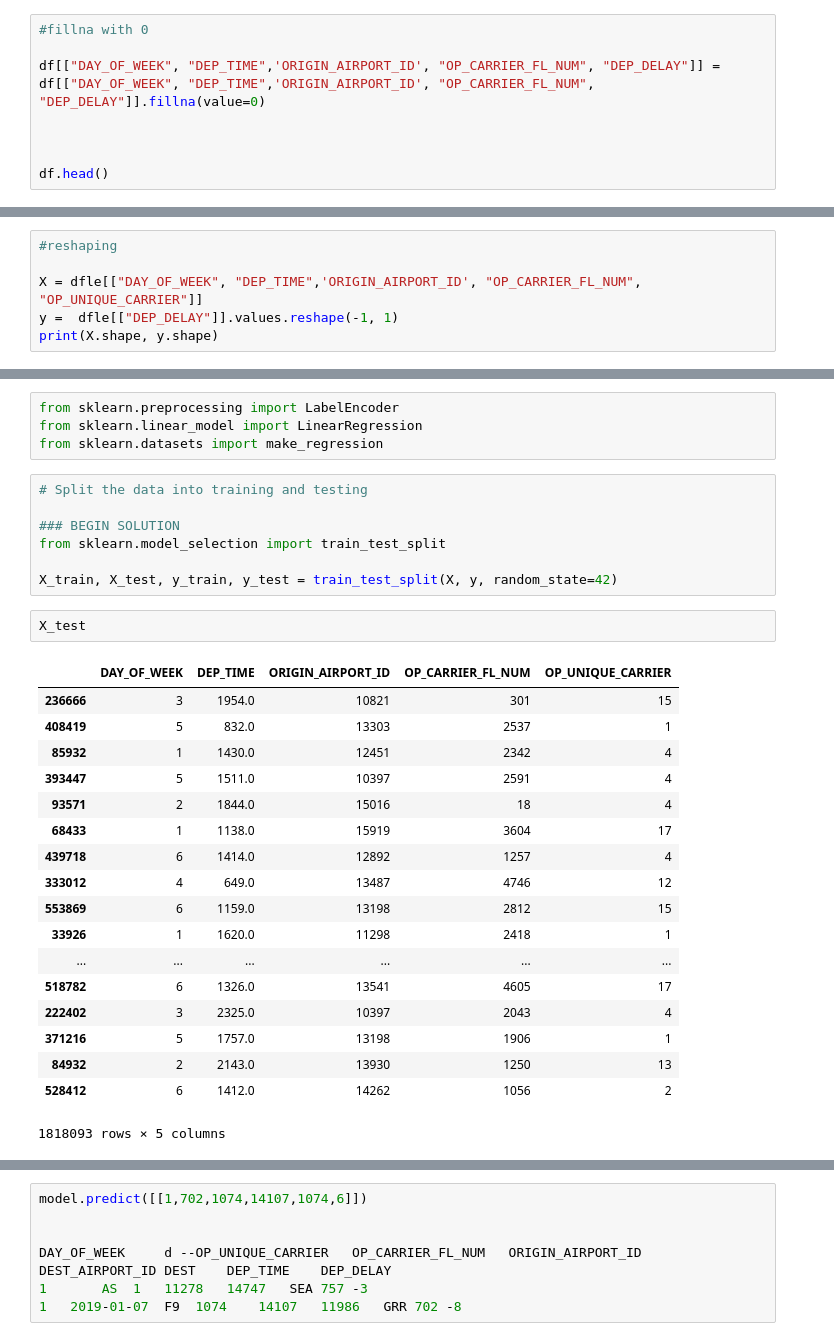
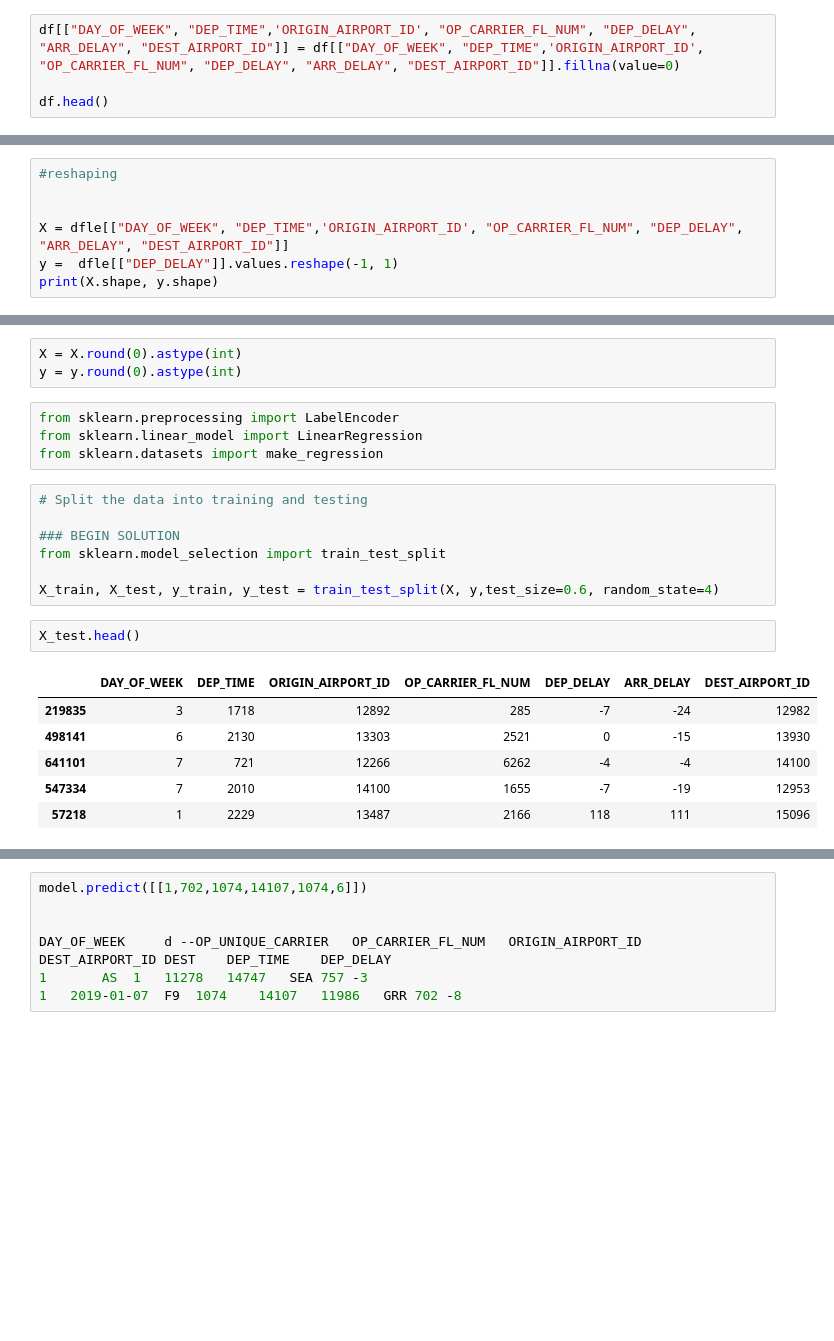
Before and after one commit to nithabalakrishnan/flight-delay-prediction, a Jupyter notebook: flight predictions model.ipynb, the cells around one changed output, grey strips where cells are left out. Cells and saved outputs as stored; diff of their text form; blank space fills up the shorter version.

```diff
--- a/flight predictions model.ipynb
+++ b/flight predictions model.ipynb
@@ -115,9 +92,5 @@ df.head()
 # %%
-#fillna with 0
-
-df[["DAY_OF_WEEK", "DEP_TIME",'ORIGIN_AIRPORT_ID', "OP_CARRIER_FL_NUM", "DEP_DELAY"]] =  df[["DAY_OF_WEEK", "DEP_TIME",'ORIGIN_AIRPORT_ID', "OP_CARRIER_FL_NUM", "DEP_DELAY"]].fillna(value=0)
-
-
+df[["DAY_OF_WEEK", "DEP_TIME",'ORIGIN_AIRPORT_ID', "OP_CARRIER_FL_NUM", "DEP_DELAY", "ARR_DELAY", "DEST_AIRPORT_ID"]] = df[["DAY_OF_WEEK", "DEP_TIME",'ORIGIN_AIRPORT_ID', "OP_CARRIER_FL_NUM", "DEP_DELAY", "ARR_DELAY", "DEST_AIRPORT_ID"]].fillna(value=0)
 
 df.head()
 # %% [output]
@@ -163,7 +124,8 @@ print(dfle['OP_UNIQUE_CARRIER'].unique())
 # %%
 #reshaping
 
-X = dfle[["DAY_OF_WEEK", "DEP_TIME",'ORIGIN_AIRPORT_ID', "OP_CARRIER_FL_NUM", "OP_UNIQUE_CARRIER"]]
+
+X = dfle[["DAY_OF_WEEK", "DEP_TIME",'ORIGIN_AIRPORT_ID', "OP_CARRIER_FL_NUM", "DEP_DELAY", "ARR_DELAY", "DEST_AIRPORT_ID"]]
 y =  dfle[["DEP_DELAY"]].values.reshape(-1, 1)
 print(X.shape, y.shape)
 # %% [output]
@@ -171,3 +133,6 @@ print(X.shape, y.shape)
+# %%
+X = X.round(0).astype(int)
+y = y.round(0).astype(int)
 # %%
 from sklearn.preprocessing import LabelEncoder
 from sklearn.linear_model import LinearRegression
@@ -178,25 +143,13 @@ from sklearn.datasets import make_regression
 ### BEGIN SOLUTION
 from sklearn.model_selection import train_test_split
 
-X_train, X_test, y_train, y_test = train_test_split(X, y, random_state=42)
+X_train, X_test, y_train, y_test = train_test_split(X, y,test_size=0.6, random_state=4)
 # %%
-X_test
+X_test.head()
 # %% [output]
-|  | DAY_OF_WEEK | DEP_TIME | ORIGIN_AIRPORT_ID | OP_CARRIER_FL_NUM | OP_UNIQUE_CARRIER |
-| 236666 | 3 | 1954.0 | 10821 | 301 | 15 |
-| 408419 | 5 | 832.0 | 13303 | 2537 | 1 |
-| 85932 | 1 | 1430.0 | 12451 | 2342 | 4 |
-| 393447 | 5 | 1511.0 | 10397 | 2591 | 4 |
-| 93571 | 2 | 1844.0 | 15016 | 18 | 4 |
-| 68433 | 1 | 1138.0 | 15919 | 3604 | 17 |
-| 439718 | 6 | 1414.0 | 12892 | 1257 | 4 |
-| 333012 | 4 | 649.0 | 13487 | 4746 | 12 |
-| 553869 | 6 | 1159.0 | 13198 | 2812 | 15 |
-| 33926 | 1 | 1620.0 | 11298 | 2418 | 1 |
-| ... | ... | ... | ... | ... | ... |
-| 518782 | 6 | 1326.0 | 13541 | 4605 | 17 |
-| 222402 | 3 | 2325.0 | 10397 | 2043 | 4 |
-| 371216 | 5 | 1757.0 | 13198 | 1906 | 1 |
-| 84932 | 2 | 2143.0 | 13930 | 1250 | 13 |
-| 528412 | 6 | 1412.0 | 14262 | 1056 | 2 |
+|  | DAY_OF_WEEK | DEP_TIME | ORIGIN_AIRPORT_ID | OP_CARRIER_FL_NUM | DEP_DELAY | ARR_DELAY | DEST_AIRPORT_ID |
+| 219835 | 3 | 1718 | 12892 | 285 | -7 | -24 | 12982 |
+| 498141 | 6 | 2130 | 13303 | 2521 | 0 | -15 | 13930 |
+| 641101 | 7 | 721 | 12266 | 6262 | -4 | -4 | 14100 |
+| 547334 | 7 | 2010 | 14100 | 1655 | -7 | -19 | 12953 |
+| 57218 | 1 | 2229 | 13487 | 2166 | 118 | 111 | 15096 |
-1818093 rows × 5 columns
```
Also changed, not shown: parts of 17 cells of this notebook.
